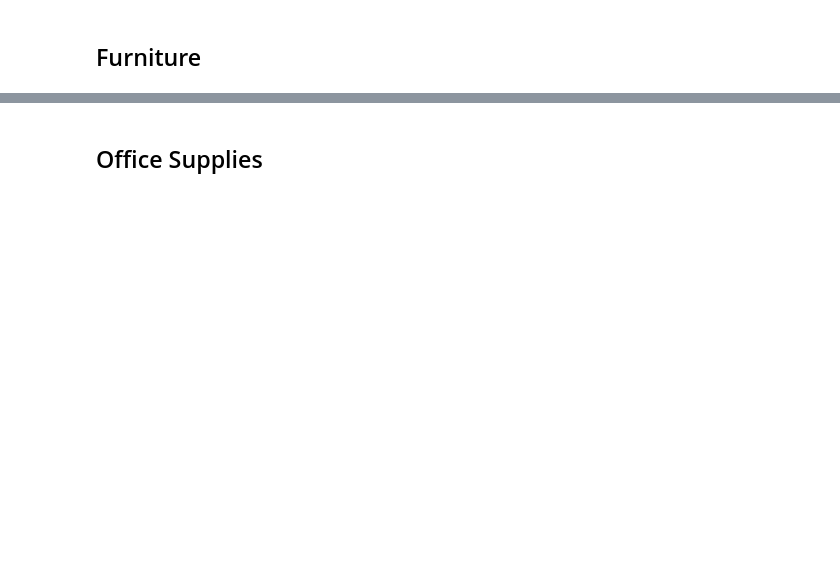
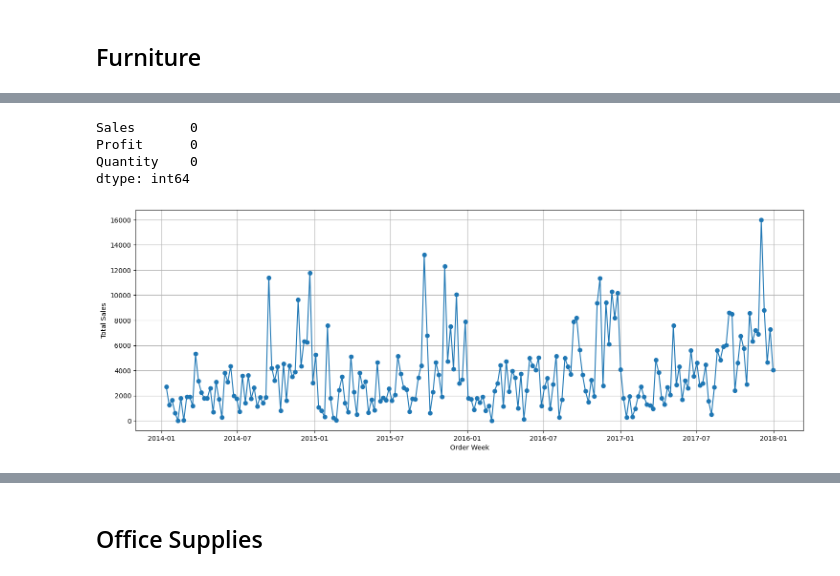
Before and after one commit to jackhenshaw/retail_demand_forecasting, a Jupyter notebook: notebooks/02_ARIMA_modeling.ipynb, the cells around one changed output, grey strips where cells are left out. Saved outputs shown, nothing was run; the diff lists cells and outputs as text; code cells hidden in the pictures; blank space fills up the shorter version.

Commit message:
Predicting sales for each category

```diff
--- a/notebooks/02_ARIMA_modeling.ipynb
+++ b/notebooks/02_ARIMA_modeling.ipynb
@@ -608,0 +605,10 @@ array(['Furniture', 'Office Supplies', 'Technology'], dtype=object)
+# %%
+furniture_df = df[df["Category"] == "Furniture"].copy()
+furniture_df.set_index("Order Date", inplace=True)
+
+furniture_weekly = furniture_df.resample("W").agg(
+    Sales = ('Sales', 'sum'),
+    Profit = ('Profit', 'sum'),
+    Quantity = ('Quantity', 'sum')
+)
+furniture_weekly.head()
@@ -608,0 +623,16 @@ array(['Furniture', 'Office Supplies', 'Technology'], dtype=object)
+# %%
+# Any nulls?
+furniture_weekly.isnull().sum()
+# %% [output]
+Sales       0
+Profit      0
+Quantity    0
+dtype: int64
+# %%
+plt.figure(figsize=(18, 6))
+plt.plot(furniture_weekly["Sales"], marker='o')
+plt.xlabel("Order Week")
+plt.ylabel("Total Sales")
+plt.grid()
+# %% [output]
+[figure, added]
```
Also changed, not shown: parts of 48 cells of this notebook.
